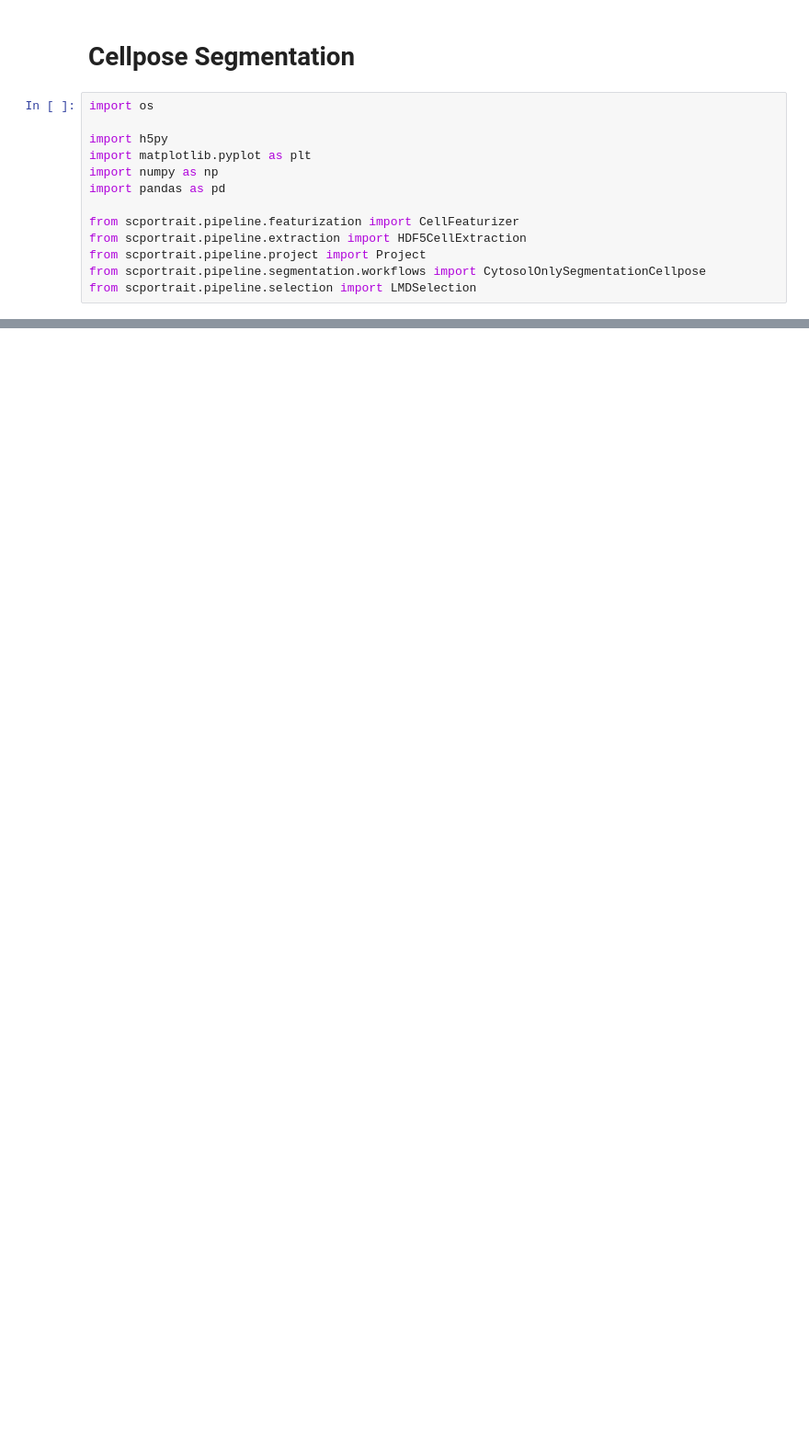
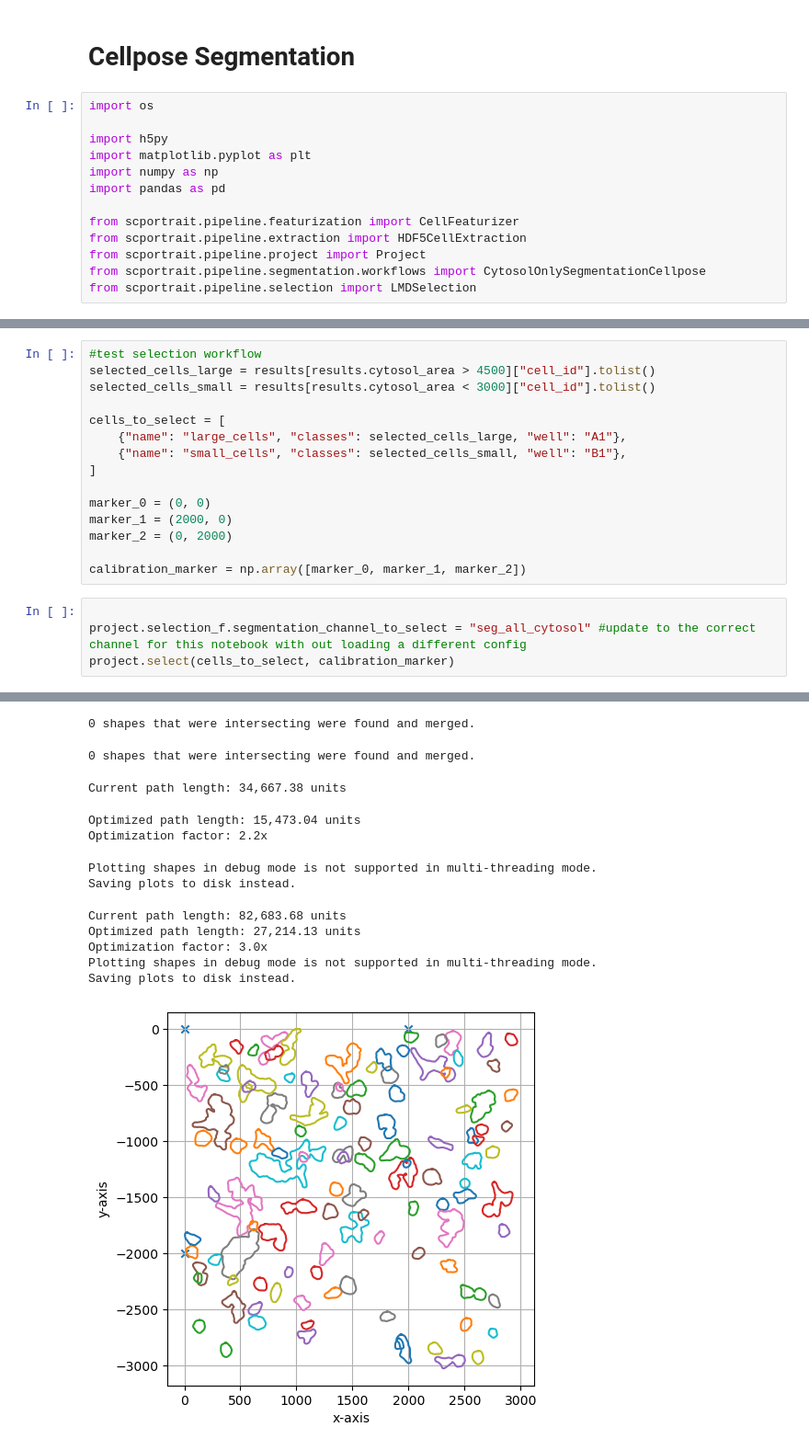
Before and after one commit to MannLabs/scPortrait-notebooks, a Jupyter notebook: example_projects/example_1/processing_notebook_cytosol_only.ipynb, the cells around one changed output, grey strips where cells are left out. Shown at 92% size. Drawn from its saved outputs; the diff is of its cells as text; blank space fills up the shorter version.

Commit message:
add selection workflow to a cytosol only segmentation test case

```diff
--- a/example_projects/example_1/processing_notebook_cytosol_only.ipynb
+++ b/example_projects/example_1/processing_notebook_cytosol_only.ipynb
@@ -141,0 +236,20 @@ results
+# %%
+#test selection workflow
+selected_cells_large = results[results.cytosol_area > 4500]["cell_id"].tolist()
+selected_cells_small = results[results.cytosol_area < 3000]["cell_id"].tolist()
+
+cells_to_select = [
+    {"name": "large_cells", "classes": selected_cells_large, "well": "A1"},
+    {"name": "small_cells", "classes": selected_cells_small, "well": "B1"},
+]
+
+marker_0 = (0, 0)
+marker_1 = (2000, 0)
+marker_2 = (0, 2000)
+
+calibration_marker = np.array([marker_0, marker_1, marker_2])
+# %%
+
+project.selection_f.segmentation_channel_to_select = "seg_all_cytosol" #update to the correct channel for this notebook with out loading a different config
+project.select(cells_to_select, calibration_marker)
+# %% [output]
@@ -141,0 +278,13 @@ results
+0 shapes that were intersecting were found and merged.
+0 shapes that were intersecting were found and merged.
+Current path length: 34,667.38 units
+Optimized path length: 15,473.04 units
+Optimization factor: 2.2x
+Plotting shapes in debug mode is not supported in multi-threading mode.
+Saving plots to disk instead.
+Current path length: 82,683.68 units
+Optimized path length: 27,214.13 units
+Optimization factor: 3.0x
+Plotting shapes in debug mode is not supported in multi-threading mode.
+Saving plots to disk instead.
+[figure, added]
```
Also changed, not shown: parts of 10 cells of this notebook.
